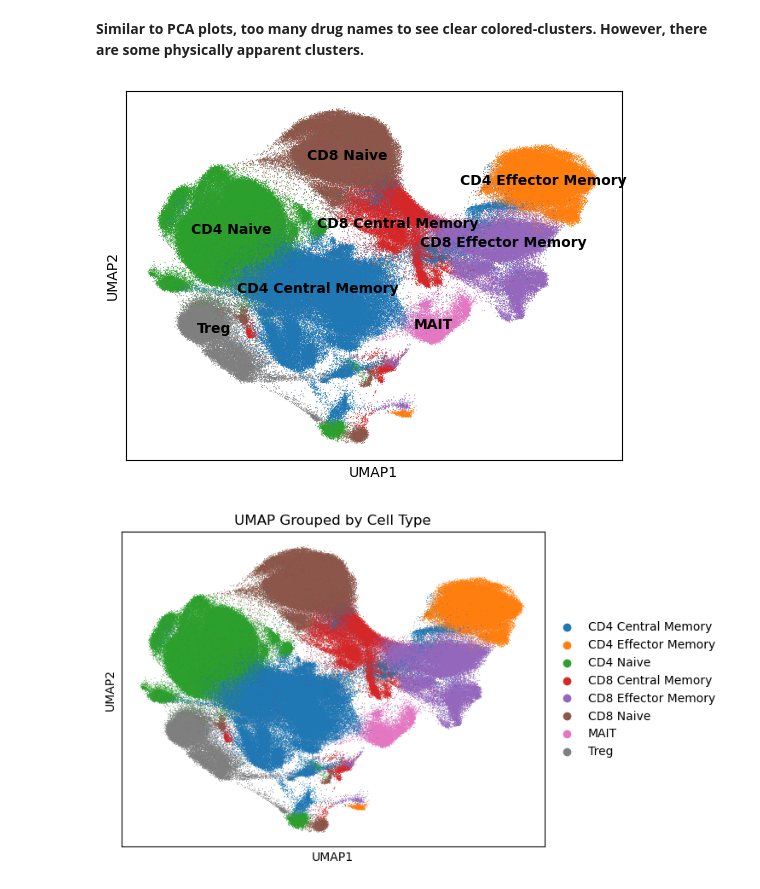
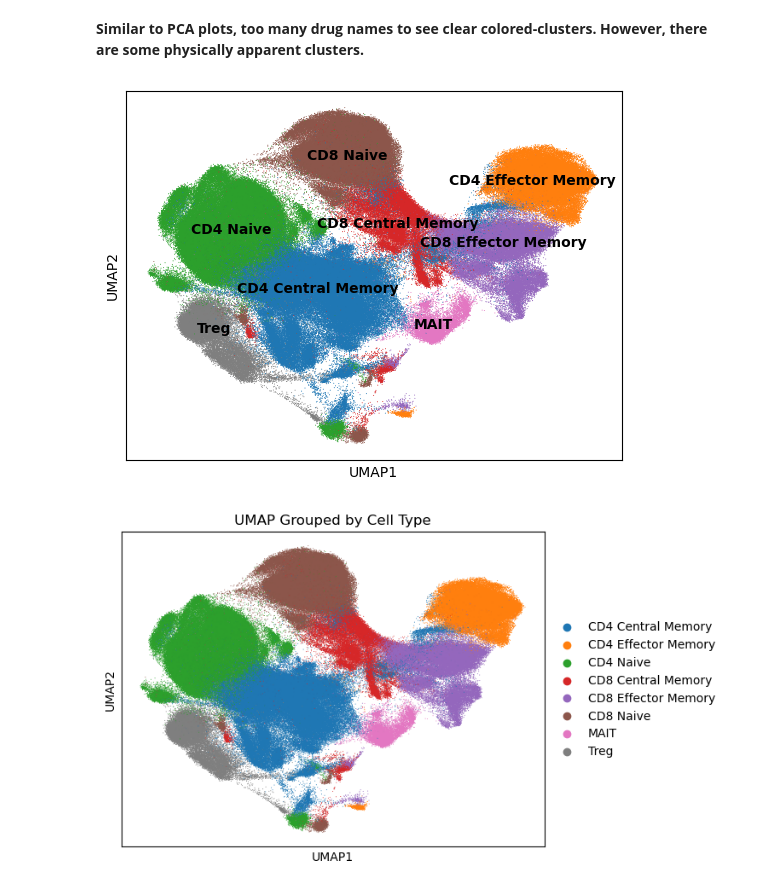
Before and after one commit to coreancutie/JAK-STAT, a Jupyter notebook: data_exploration/data_exp_filtering_PCA_UMAP_CC.ipynb, the cells around one changed output. Drawn from its saved outputs; the diff is of its cells as text; code cells hidden in the pictures.

Commit message:
updating UMAP grouped by cell type so all lables are inside the plot

```diff
--- a/data_exploration/data_exp_filtering_PCA_UMAP_CC.ipynb
+++ b/data_exploration/data_exp_filtering_PCA_UMAP_CC.ipynb
@@ -381,21 +381,31 @@ ax.figure.savefig(
 # %%
 #plotting a UMAP using AIFI_L2 (cell type)
 ax = sc.pl.umap(
     adata,
     color="AIFI_L2",
     size=2,
     title="",
     legend_loc="on data",
     show = False
 )
 
+#looping through the lables
+for t in ax.texts:
+    #getting the "CD4 Effector Memory" to move it inside the graph
+    if t.get_text() == "CD4 Effector Memory":
+        #getting position of the label
+        x, y = t.get_position()
+        #shifting the label left (inside)
+        t.set_position((x - 0.5, y))
+
+#saving the figure
 ax.figure.savefig(
     "umap_cell_type_on_data.png",
     dpi=300,
     bbox_inches="tight"
 )
 # %% [output]
-[figure, old version]
+[figure, new version]
 # %%
 #plotting a UMAP using AIFI_L2 (cell type)
 ax = sc.pl.umap(
```
